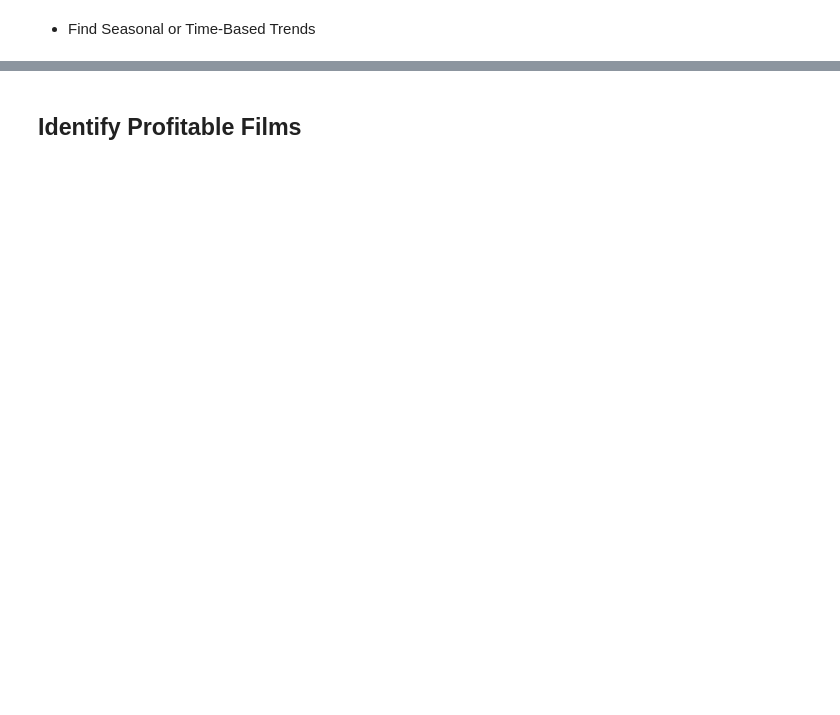
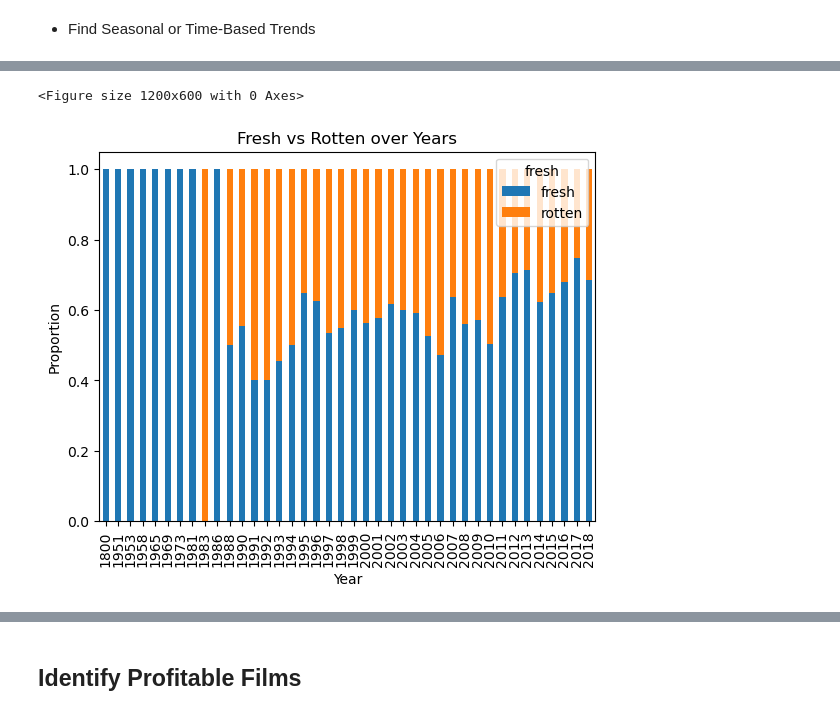
Before and after one commit to FAITHKAMANDE/Phase-2-Project, a Jupyter notebook: Notebook.ipynb, the cells around one changed output, grey strips where cells are left out. Saved outputs shown, nothing was run; the diff lists cells and outputs as text; code cells hidden in the pictures; blank space fills up the shorter version.

```diff
--- a/Notebook.ipynb
+++ b/Notebook.ipynb
@@ -602,0 +874,12 @@ critics_review.head()
+# %%
+critics_review['date'] = pd.to_datetime(critics_review['date'], errors='coerce')
+
+plt.figure(figsize=(12,6))
+critics_review.groupby(critics_review['date'].dt.year)['fresh'].value_counts(normalize=True).unstack().plot(kind='bar', stacked=True)
+plt.title('Fresh vs Rotten over Years')
+plt.ylabel('Proportion')
+plt.xlabel('Year')
+plt.show()
+# %% [output]
+<Figure size 1200x600 with 0 Axes>
+[figure, added]
```
Also changed, not shown: parts of 47 cells of this notebook.
